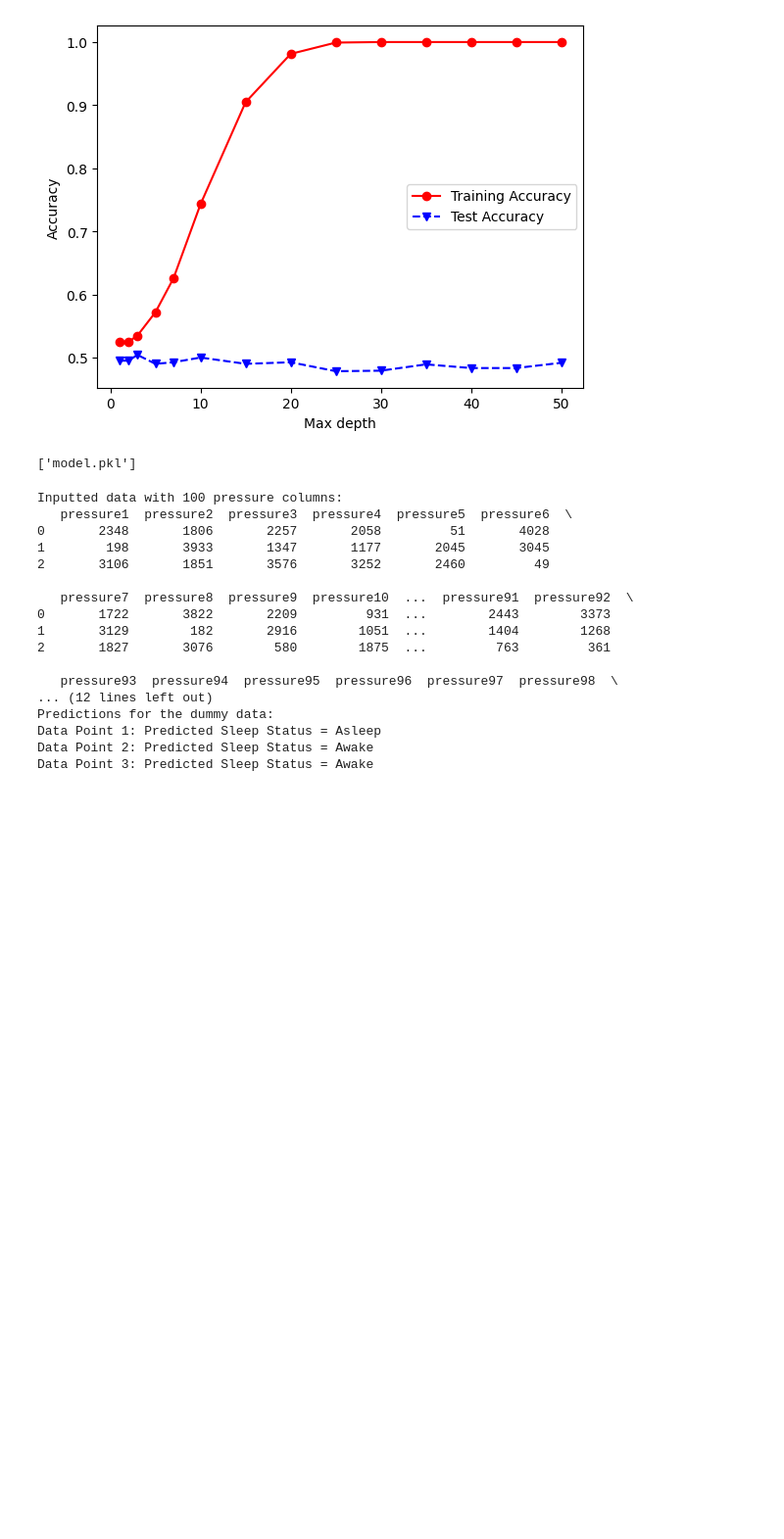
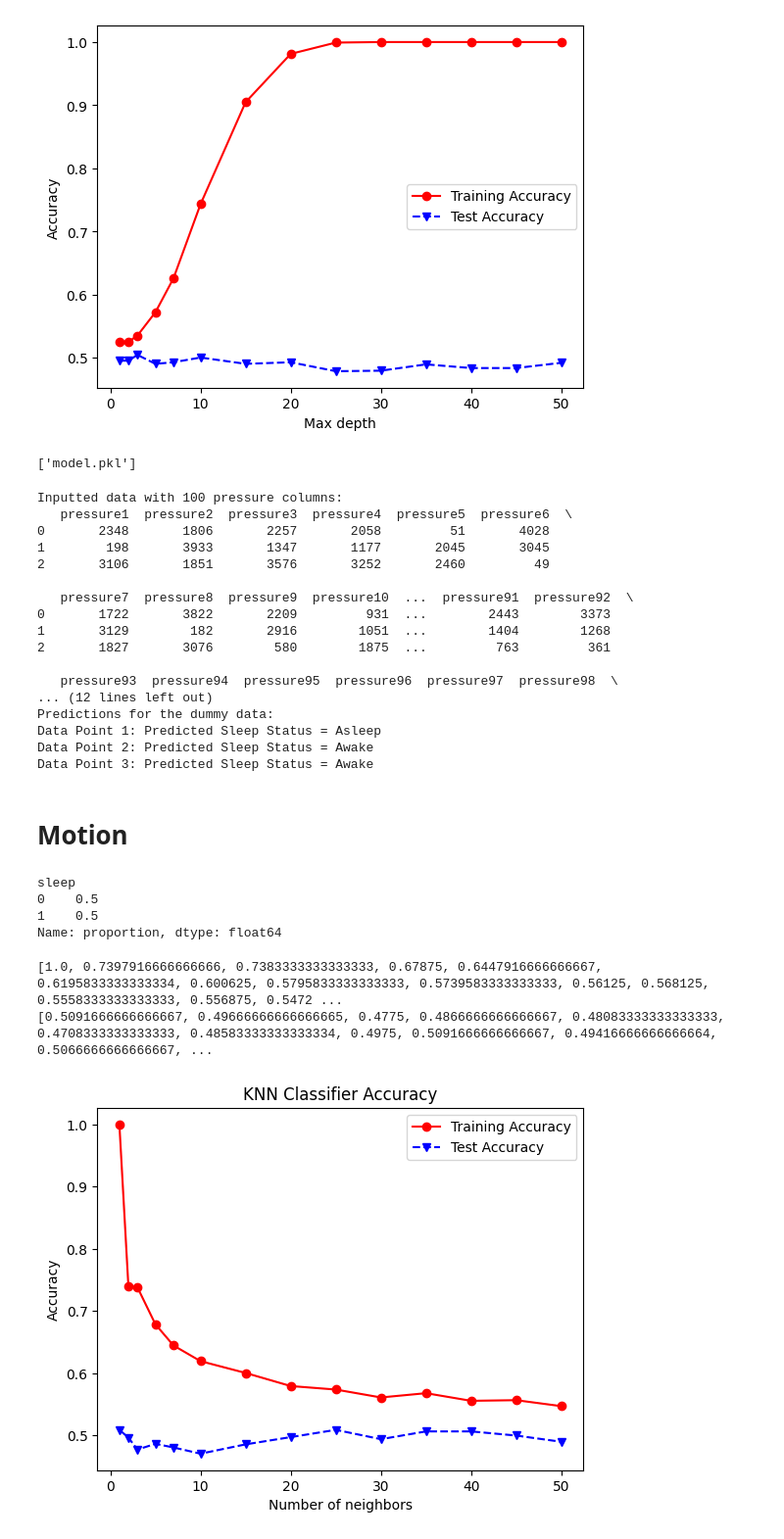
Before and after one commit to x3Grim/CSC2106_IoT_HomeAutomation, a Jupyter notebook: ai/model.ipynb, the cells around one changed output. Shown at 98% size. Cells and saved outputs as stored; diff of their text form; code cells hidden in the pictures; blank space fills up the shorter version.

Commit message:
generate motion model

```diff
--- a/ai/model.ipynb
+++ b/ai/model.ipynb
@@ -36,7 +38,7 @@ from sklearn.metrics import accuracy_score
 from sklearn.neighbors import KNeighborsClassifier
 import matplotlib.pyplot as plt
 
-df = pd.read_csv('dummy_dataset.csv')
+df = pd.read_csv('dummy_pressure_dataset.csv')
 
 X = df.drop(['sleep', 'total_pressure'], axis=1)
 y = df['sleep']
@@ -73,7 +75,7 @@ from sklearn.metrics import accuracy_score
 from sklearn.tree import DecisionTreeClassifier
 import matplotlib.pyplot as plt
 
-df = pd.read_csv('dummy_dataset.csv')
+df = pd.read_csv('dummy_pressure_dataset.csv')
 
 X = df.drop(['sleep', 'total_pressure'], axis=1)
 y = df['sleep']
@@ -107,12 +109,12 @@ Text(0, 0.5, 'Accuracy')
 import pandas as pd
 from sklearn.neighbors import KNeighborsClassifier
 import joblib
-df = pd.read_csv('dummy_dataset.csv')
+df = pd.read_csv('dummy_pressure_dataset.csv')
 X = df.drop(['sleep', 'total_pressure'], axis=1)
 y = df['sleep']
 clf = KNeighborsClassifier(n_neighbors=15, metric='minkowski', p=2)
 clf.fit(X, y)
-joblib.dump(clf, 'model.pkl')
+joblib.dump(clf, 'pressure_model.pkl')
 # %% [output]
 ['model.pkl']
 # %%
@@ -155,3 +157,61 @@ Predictions for the dummy data:
 Data Point 1: Predicted Sleep Status = Asleep
 Data Point 2: Predicted Sleep Status = Awake
 Data Point 3: Predicted Sleep Status = Awake
+# %% [markdown]
+# Motion
+# %%
+import pandas as pd
+import numpy as np
+
+np.random.seed(42)
+num_rows = 6000
+motion_columns = ['motion' + str(i) for i in range(1, 51)]
+motion_values = np.random.choice([0, 1], size=(num_rows, 50), p=[0.4, 0.6])
+motion_df = pd.DataFrame(motion_values, columns=motion_columns)
+motion_df['sleep'] = np.where(motion_df.index < num_rows // 2, 0, 1)
+print(motion_df['sleep'].value_counts(normalize=True))
+motion_df.to_csv('dummy_motion_dataset.csv', index=False)
+# %% [output]
+sleep
+0    0.5
+1    0.5
+Name: proportion, dtype: float64
+# %%
+import pandas as pd
+from sklearn.model_selection import train_test_split
+from sklearn.metrics import accuracy_score
+from sklearn.neighbors import KNeighborsClassifier
+import matplotlib.pyplot as plt
+
+# Load the motion dataset
+df = pd.read_csv('dummy_motion_dataset.csv')
+X = df.drop(['sleep'], axis=1)
+y = df['sleep']
+
+X_train, X_test, y_train, y_test = train_test_split(X, y, test_size=0.2, random_state=42)
+
+numNeighbors = [1, 2, 3, 5, 7, 10, 15, 20, 25, 30, 35, 40, 45, 50]
+
+trainAcc = []
+testAcc = []
+
+for k in numNeighbors:
+    clf = KNeighborsClassifier(n_neighbors=k)
+    clf.fit(X_train, y_train)
+    y_pred_train = clf.predict(X_train)
+    y_pred_test = clf.predict(X_test)
+    trainAcc.append(accuracy_score(y_train, y_pred_train))
+    testAcc.append(accuracy_score(y_test, y_pred_test))
+print(trainAcc)
+print(testAcc)
+plt.plot(numNeighbors, trainAcc, 'ro-', label='Training Accuracy')
+plt.plot(numNeighbors, testAcc, 'bv--', label='Test Accuracy')
+plt.legend()
+plt.xlabel('Number of neighbors')
+plt.ylabel('Accuracy')
+plt.title('KNN Classifier Accuracy')
+plt.show()
+# %% [output]
+[1.0, 0.7397916666666666, 0.7383333333333333, 0.67875, 0.6447916666666667, 0.6195833333333334, 0.600625, 0.5795833333333333, 0.5739583333333333, 0.56125, 0.568125, 0.5558333333333333, 0.556875, 0.5472 ...
+[0.5091666666666667, 0.49666666666666665, 0.4775, 0.4866666666666667, 0.48083333333333333, 0.4708333333333333, 0.48583333333333334, 0.4975, 0.5091666666666667, 0.49416666666666664, 0.5066666666666667, ...
+[figure, added]
```
Also changed, not shown: parts of 6 cells of this notebook, 7 other files.
